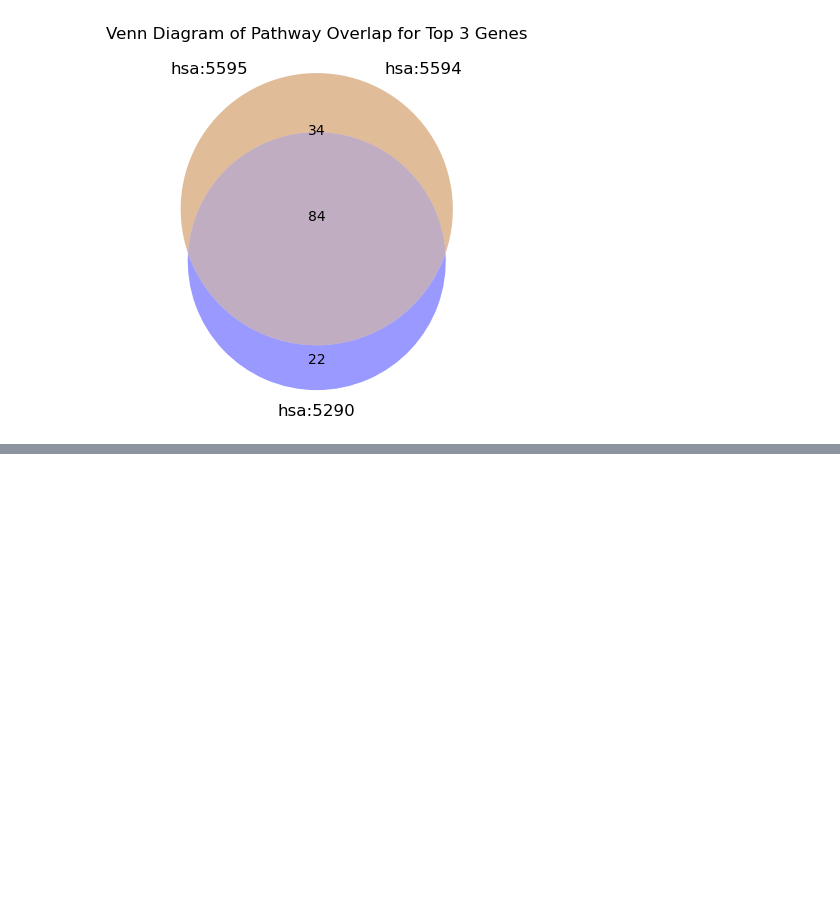
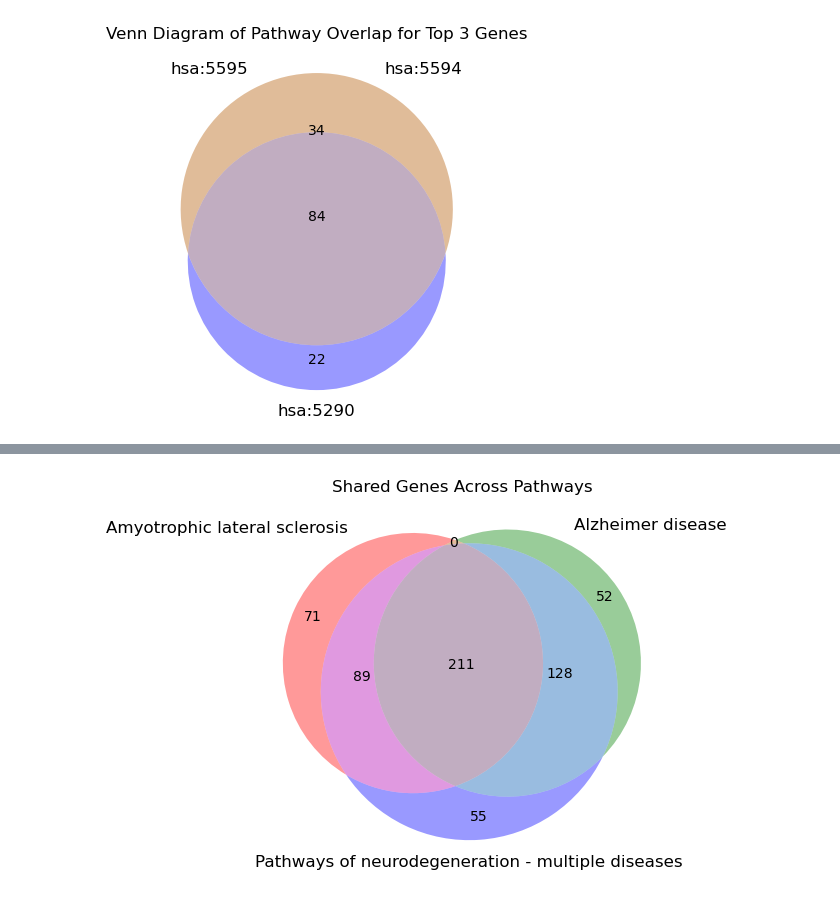
Before and after one commit to czaplab/Bioinf-575-Group-16, a Jupyter notebook: Script.ipynb, the cells around one changed output, grey strips where cells are left out. Saved outputs shown, nothing was run; the diff lists cells and outputs as text; code cells hidden in the pictures; blank space fills up the shorter version.

```diff
--- a/Script.ipynb
+++ b/Script.ipynb
@@ -427,0 +421,77 @@ simplified_network_with_weights(overlap_df_with_names, merged_data_cleaned, max_
+# %%
+### Feature 4 - Visualizing the number of genes that are unique to each pathway among top overlapping pathways in the dataset. While previous features focused on pairs visualizing multiple ways to look at overlaps,
+### we still do not which genes are unique to each of the diseases with high overlap. Unique genes might inform us on distinguishing features between each disease process. ChatGPT was used in implementation of this feature.
+
+
+def get_shared_genes(pathway_names, merged_data):
+    """
+    Get shared genes for a given set of pathway names.
+
+    Parameters:
+        pathway_names (list): List of pathway names to compare.
+        merged_data (pd.DataFrame): The merged data containing GENE_ID and PATHWAY_NAME.
+
+    Returns:
+        set: A set of shared genes across the specified pathways.
+        dict: A dictionary of genes per pathway.
+    """
+    # Create a mapping of pathway names to their associated genes
+    pathway_to_genes = merged_data.groupby("PATHWAY_NAME")["GENE_ID"].apply(set).to_dict()
+
+    # Extract gene sets for the specified pathways
+    pathway_genes = {name: pathway_to_genes.get(name, set()) for name in pathway_names}
+
+    # Compute the intersection of genes
+    shared_genes = set.intersection(*pathway_genes.values())
+
+    return shared_genes, pathway_genes
+
+# Specify the pathways of interest
+pathways_of_interest = [
+    "Amyotrophic lateral sclerosis",
+    "Alzheimer disease",
+    "Pathways of neurodegeneration - multiple diseases"
+]
+
+# Get shared genes and genes per pathway
+shared_genes, pathway_genes = get_shared_genes(pathways_of_interest, merged_data_cleaned)
+
+# Output results
+print("Shared Genes Across Pathways:")
+print(shared_genes)
+print("\nGenes per Pathway:")
+for pathway, genes in pathway_genes.items():
+    print(f"{pathway}: {genes}")
+
+# Optional: Save results to a file
+shared_genes_df = pd.DataFrame({
+    "Gene": list(shared_genes),
+    "Pathways": ["; ".join(pathways_of_interest)] * len(shared_genes)
+})
+shared_genes_df.to_csv("shared_genes_across_pathways.csv", index=False)
+
+# Step 2: Venn Diagram Visualization for Multiple Pathways
+def plot_venn_diagram(pathway_genes, pathway_names):
+    """
+    Plot a Venn diagram for the specified pathways.
+
+    Parameters:
+        pathway_genes (dict): Dictionary of genes per pathway.
+        pathway_names (list): Names of the pathways to include in the Venn diagram.
+    """
+    # Extract gene sets for the pathways
+    sets = [pathway_genes[pathway] for pathway in pathway_names]
+
+    # Create the Venn diagram
+    venn = venn3(
+        subsets=sets,
+        set_labels=pathway_names
+    )
+
+    # Add title and display
+    plt.title("Shared Genes Across Pathways")
+    plt.show()
+
+# Plot the Venn diagram
+plot_venn_diagram(pathway_genes, pathways_of_interest)
+# %% [output]
@@ -427,0 +505 @@ simplified_network_with_weights(overlap_df_with_names, merged_data_cleaned, max_
+[figure, added]
```
Also changed, not shown: parts of 21 cells of this notebook, 6 other files.
